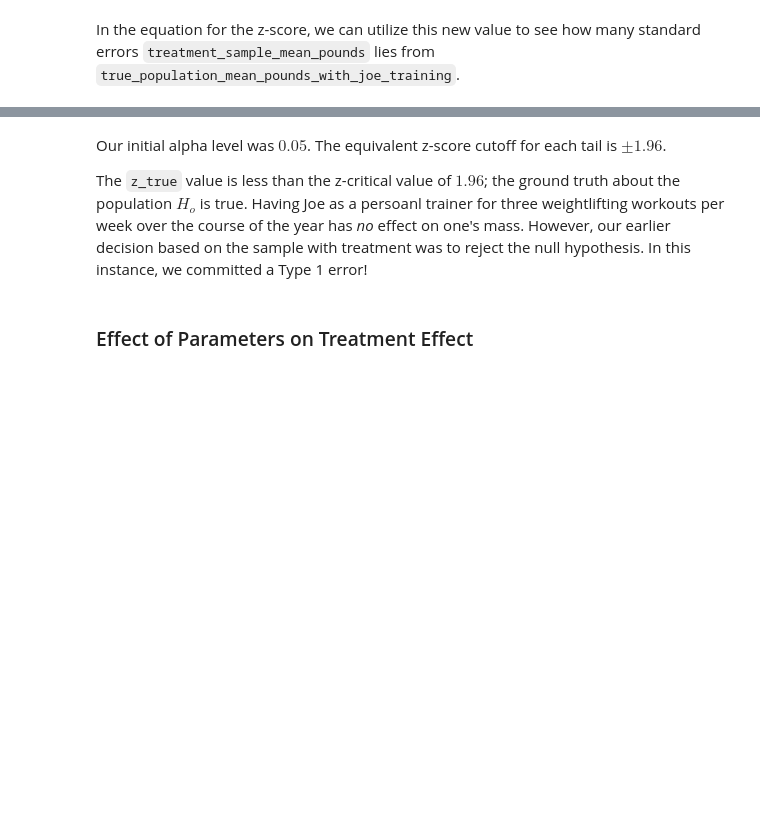
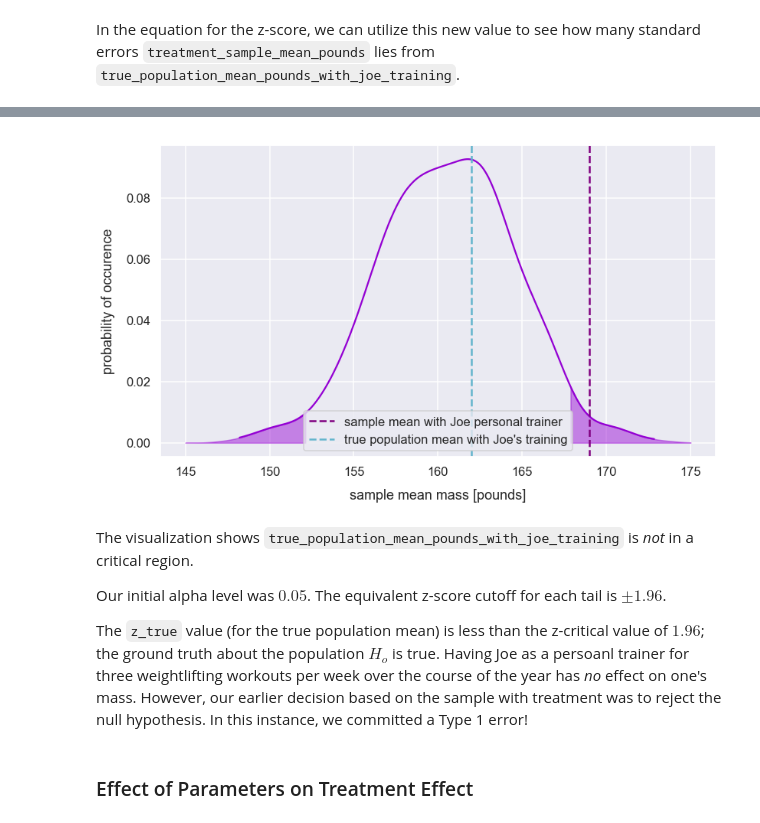
Before and after one commit to frieds/frieds.github.io, a Jupyter notebook: math/z_tests.ipynb, the cells around one changed output, grey strips where cells are left out. Drawn from its saved outputs; the diff is of its cells as text; code cells hidden in the pictures; blank space fills up the shorter version.

```diff
--- a/math/z_tests.ipynb
+++ b/math/z_tests.ipynb
@@ -353,7 +419,22 @@ z_true
+# %%
+plt.plot(pos, kde(pos), color='darkviolet')
+shade = np.linspace(sample_mean_at_positive_z_critical, 175, 300)
+plt.fill_between(shade, kde(shade), alpha=0.45, color='darkviolet')
+shade2 = np.linspace(sample_mean_at_negative_z_critical, 145, 300)
+plt.fill_between(shade2, kde(shade2), alpha=0.45, color='darkviolet')
+plt.axvline(x=treatment_sample_mean_pounds, linestyle='--', linewidth=2.5, label="sample mean with Joe personal trainer", c='purple')
+plt.axvline(x=true_population_mean_pounds_with_joe_training, linestyle='--', linewidth=2.5, label="true population mean with Joe's training", c='c')
+plt.xlabel("sample mean mass [pounds]", labelpad=14)
+plt.ylabel("probability of occurence", labelpad=14)
+plt.legend();
+# %% [output]
+[figure, added]
 # %% [markdown]
+The visualization shows `true_population_mean_pounds_with_joe_training` is *not* in a critical region.
+
 Our initial alpha level was $0.05$. The equivalent z-score cutoff for each tail is $\pm1.96$.
 
-The `z_true` value is less than the z-critical value of $1.96$; the ground truth about the population $H_{o}$ is true. Having Joe as a persoanl trainer for three weightlifting workouts per week over the course of the year has *no* effect on one's mass. However, our earlier decision based on the sample with treatment was to reject the null hypothesis. In this instance, we committed a Type 1 error!
+The `z_true` value (for the true population mean) is less than the z-critical value of $1.96$; the ground truth about the population $H_{o}$ is true. Having Joe as a persoanl trainer for three weightlifting workouts per week over the course of the year has *no* effect on one's mass. However, our earlier decision based on the sample with treatment was to reject the null hypothesis. In this instance, we committed a Type 1 error!
 # %% [markdown]
 ### Effect of Parameters on Treatment Effect
 # %% [markdown]
```
Also changed, not shown: parts of 27 cells of this notebook, 19 other files.
